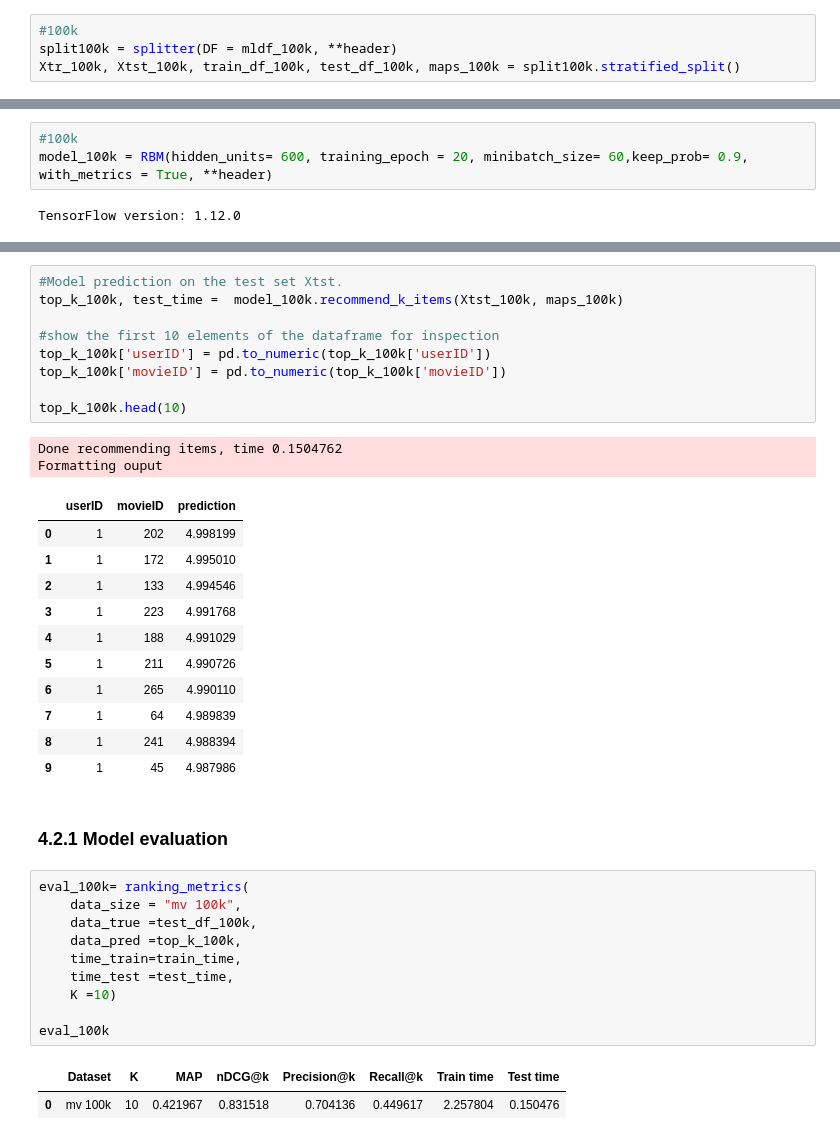
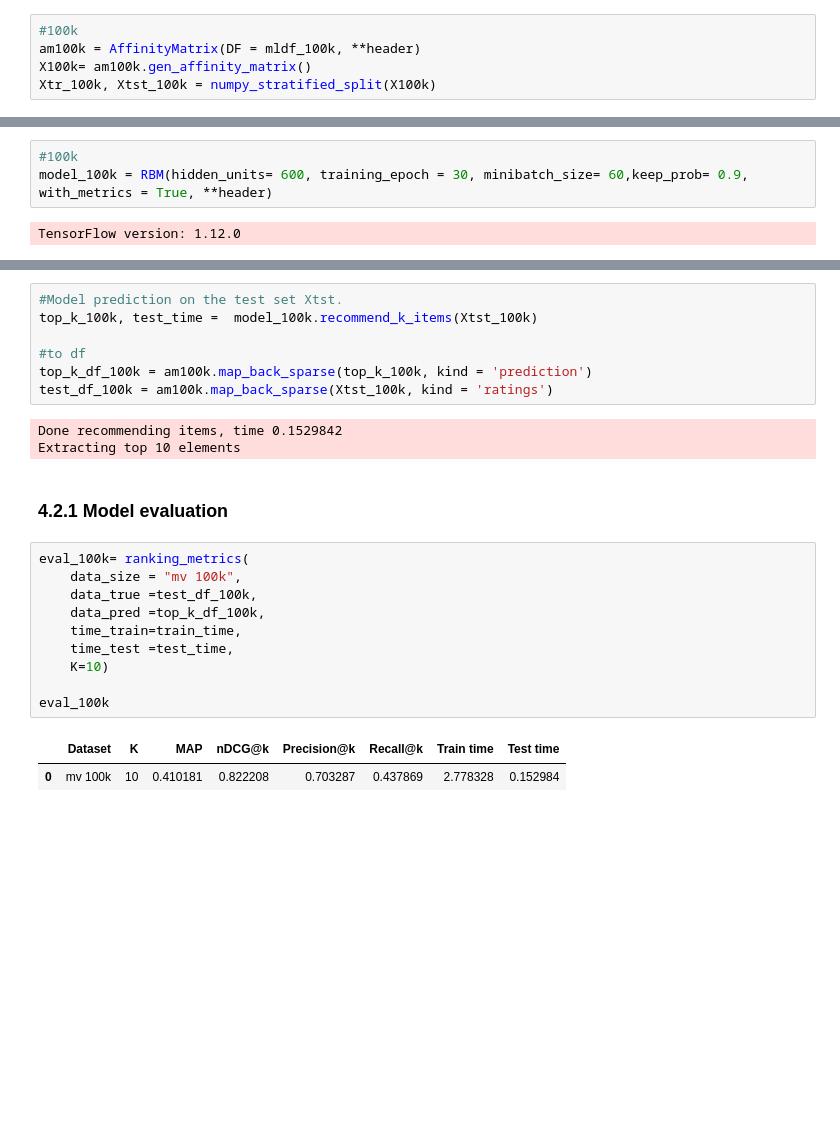
Before and after one commit to recommenders-team/recommenders, a Jupyter notebook: notebooks/02_model/rbm_deep_dive.ipynb, the cells around one changed output, grey strips where cells are left out. Cells and saved outputs as stored; diff of their text form; blank space fills up the shorter version.

```diff
--- a/notebooks/02_model/rbm_deep_dive.ipynb
+++ b/notebooks/02_model/rbm_deep_dive.ipynb
@@ -305,7 +306,8 @@ Text(0.5,1,'Test')
 We now repeat the same operations for the other datasets
 # %%
 #100k
-split100k = splitter(DF = mldf_100k, **header)
-Xtr_100k, Xtst_100k, train_df_100k, test_df_100k, maps_100k = split100k.stratified_split()
+am100k = AffinityMatrix(DF = mldf_100k, **header)
+X100k= am100k.gen_affinity_matrix()
+Xtr_100k, Xtst_100k = numpy_stratified_split(X100k)
 # %% [output]
 Generating the user/item affinity matrix...
@@ -454,7 +443,7 @@ Formally, one shuould train the model until the cost function becomes flat. In t
 ## 4.2 100k Dataset
 # %%
 #100k
-model_100k = RBM(hidden_units= 600, training_epoch = 20, minibatch_size= 60,keep_prob= 0.9, with_metrics = True, **header)
+model_100k = RBM(hidden_units= 600, training_epoch = 30, minibatch_size= 60,keep_prob= 0.9, with_metrics = True, **header)
 # %% [output]
 TensorFlow version: 1.12.0
 # %%
@@ -472,38 +461,25 @@ Train/Test difference 0.0074038506
-# %%
-#Model prediction on the test set Xtst.
-top_k_100k, test_time =  model_100k.recommend_k_items(Xtst_100k, maps_100k)
-
-#show the first 10 elements of the dataframe for inspection
-top_k_100k['userID'] = pd.to_numeric(top_k_100k['userID'])
-top_k_100k['movieID'] = pd.to_numeric(top_k_100k['movieID'])
-
-top_k_100k.head(10)
-# %% [output]
-Done recommending items, time 0.1504762
-Formatting ouput
-|  | userID | movieID | prediction |
-| 0 | 1 | 202 | 4.998199 |
-| 1 | 1 | 172 | 4.995010 |
-| 2 | 1 | 133 | 4.994546 |
-| 3 | 1 | 223 | 4.991768 |
-| 4 | 1 | 188 | 4.991029 |
-| 5 | 1 | 211 | 4.990726 |
-| 6 | 1 | 265 | 4.990110 |
-| 7 | 1 | 64 | 4.989839 |
-| 8 | 1 | 241 | 4.988394 |
-| 9 | 1 | 45 | 4.987986 |
+# %%
+#Model prediction on the test set Xtst.
+top_k_100k, test_time =  model_100k.recommend_k_items(Xtst_100k)
+
+#to df
+top_k_df_100k = am100k.map_back_sparse(top_k_100k, kind = 'prediction')
+test_df_100k = am100k.map_back_sparse(Xtst_100k, kind = 'ratings')
+# %% [output]
+Done recommending items, time 0.1529842
+Extracting top 10 elements
 # %% [markdown]
 ### 4.2.1 Model evaluation
 # %%
 eval_100k= ranking_metrics(
     data_size = "mv 100k",
     data_true =test_df_100k,
-    data_pred =top_k_100k,
+    data_pred =top_k_df_100k,
     time_train=train_time,
     time_test =test_time,
-    K =10)
+    K=10)
 
 eval_100k
 # %% [output]
 |  | Dataset | K | MAP | nDCG@k | Precision@k | Recall@k | Train time | Test time |
-| 0 | mv 100k | 10 | 0.421967 | 0.831518 | 0.704136 | 0.449617 | 2.257804 | 0.150476 |
+| 0 | mv 100k | 10 | 0.410181 | 0.822208 | 0.703287 | 0.437869 | 2.778328 | 0.152984 |
```
Also changed, not shown: parts of 17 cells of this notebook.
